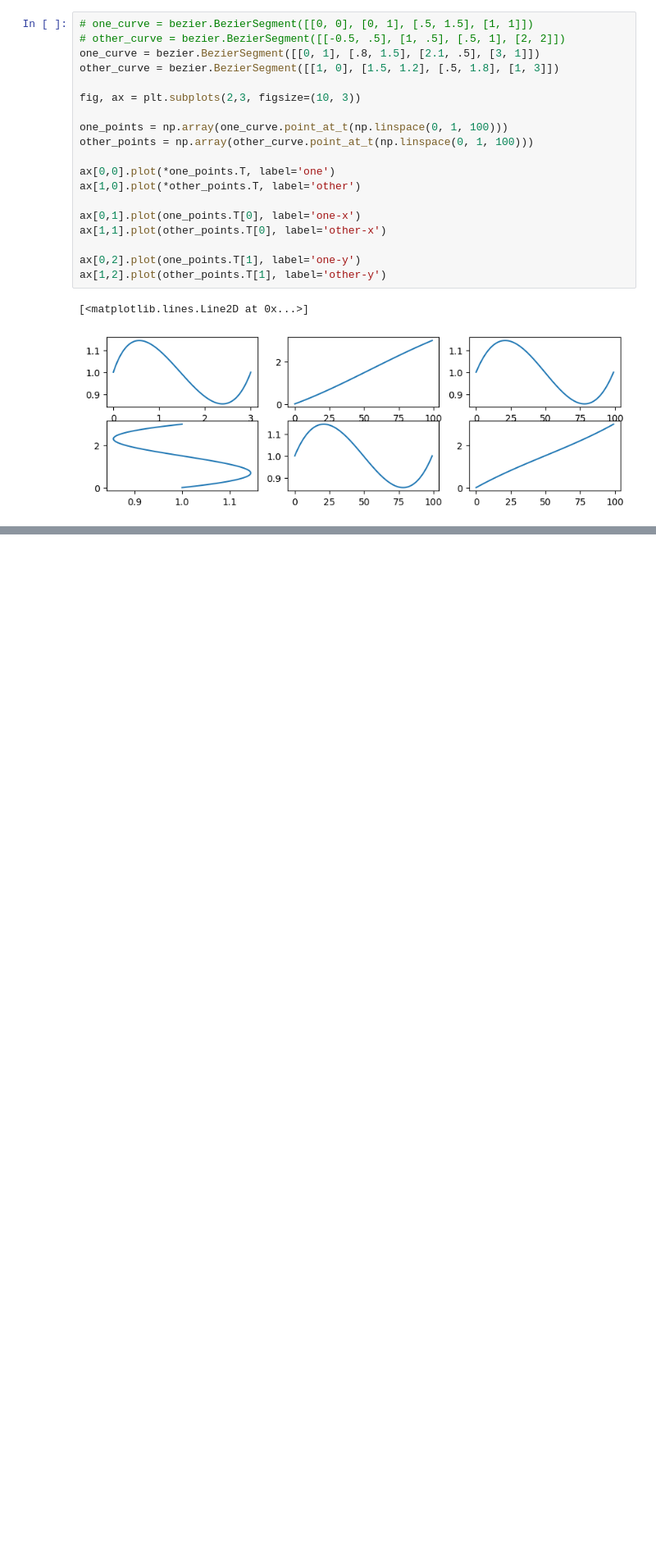
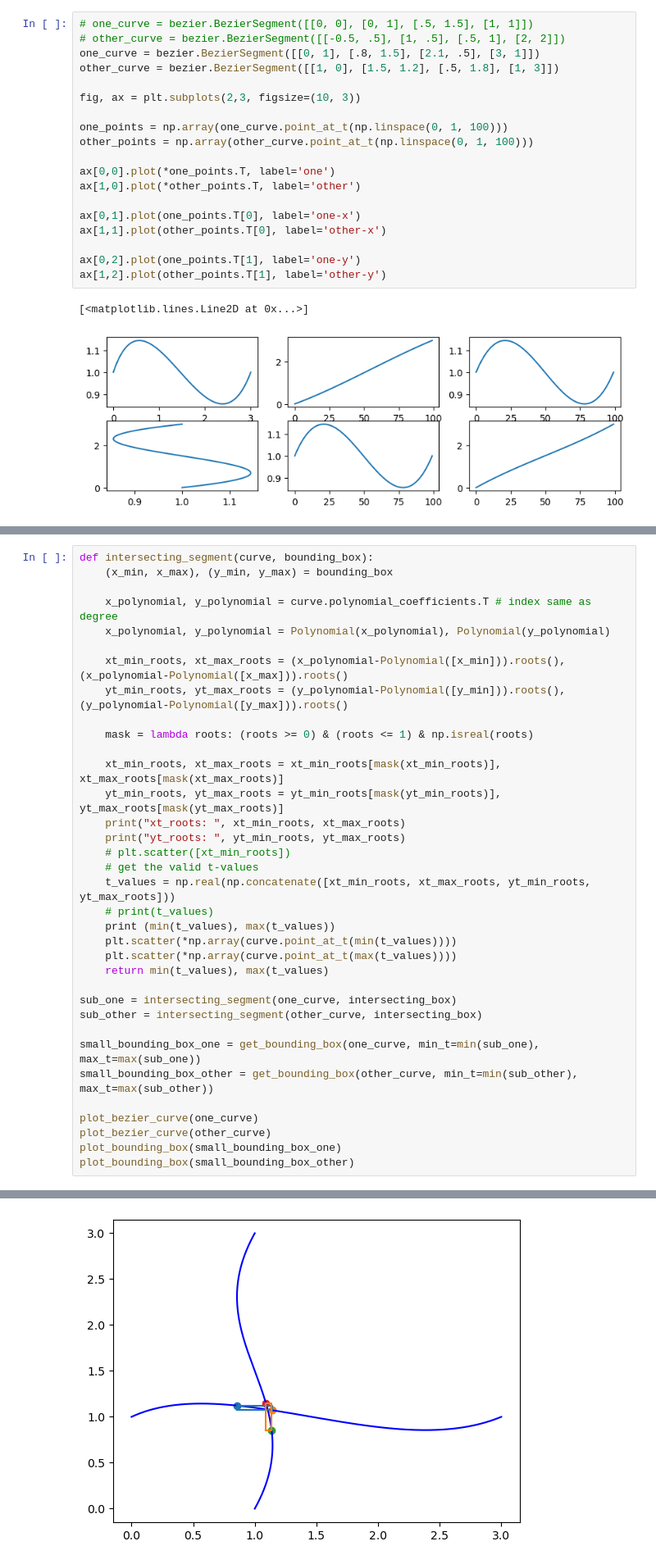
Before and after one commit to apoudel20/python-cbet, a Jupyter notebook: intersection_test.ipynb, the cells around one changed output, grey strips where cells are left out. Shown at 82% size. Drawn from its saved outputs; the diff is of its cells as text; blank space fills up the shorter version.

```diff
--- a/intersection_test.ipynb
+++ b/intersection_test.ipynb
@@ -98,0 +92,36 @@ x_polynomial, y_polynomial = Polynomial(x_polynomial), Polynomial(y_polynomial)
+# %%
+def intersecting_segment(curve, bounding_box):
+    (x_min, x_max), (y_min, y_max) = bounding_box
+
+    x_polynomial, y_polynomial = curve.polynomial_coefficients.T # index same as degree
+    x_polynomial, y_polynomial = Polynomial(x_polynomial), Polynomial(y_polynomial)
+
+    xt_min_roots, xt_max_roots = (x_polynomial-Polynomial([x_min])).roots(), (x_polynomial-Polynomial([x_max])).roots()
+    yt_min_roots, yt_max_roots = (y_polynomial-Polynomial([y_min])).roots(), (y_polynomial-Polynomial([y_max])).roots()
+
+    mask = lambda roots: (roots >= 0) & (roots <= 1) & np.isreal(roots)
+
+    xt_min_roots, xt_max_roots = xt_min_roots[mask(xt_min_roots)], xt_max_roots[mask(xt_max_roots)]
+    yt_min_roots, yt_max_roots = yt_min_roots[mask(yt_min_roots)], yt_max_roots[mask(yt_max_roots)]
+    print("xt_roots: ", xt_min_roots, xt_max_roots)
+    print("yt_roots: ", yt_min_roots, yt_max_roots)
+    # plt.scatter([xt_min_roots])
+    # get the valid t-values
+    t_values = np.real(np.concatenate([xt_min_roots, xt_max_roots, yt_min_roots, yt_max_roots]))
+    # print(t_values)
+    print (min(t_values), max(t_values))
+    plt.scatter(*np.array(curve.point_at_t(min(t_values))))
+    plt.scatter(*np.array(curve.point_at_t(max(t_values))))
+    return min(t_values), max(t_values)
+
+sub_one = intersecting_segment(one_curve, intersecting_box)
+sub_other = intersecting_segment(other_curve, intersecting_box)
+
+small_bounding_box_one = get_bounding_box(one_curve, min_t=min(sub_one), max_t=max(sub_one))
+small_bounding_box_other = get_bounding_box(other_curve, min_t=min(sub_other), max_t=max(sub_other))
+
+plot_bezier_curve(one_curve)
+plot_bezier_curve(other_curve)
+plot_bounding_box(small_bounding_box_one)
+plot_bounding_box(small_bounding_box_other)
+# %% [output]
@@ -98,0 +134 @@ x_polynomial, y_polynomial = Polynomial(x_polynomial), Polynomial(y_polynomial)
+[figure, added]
```
Also changed, not shown: parts of 9 cells of this notebook, 6 other files.
